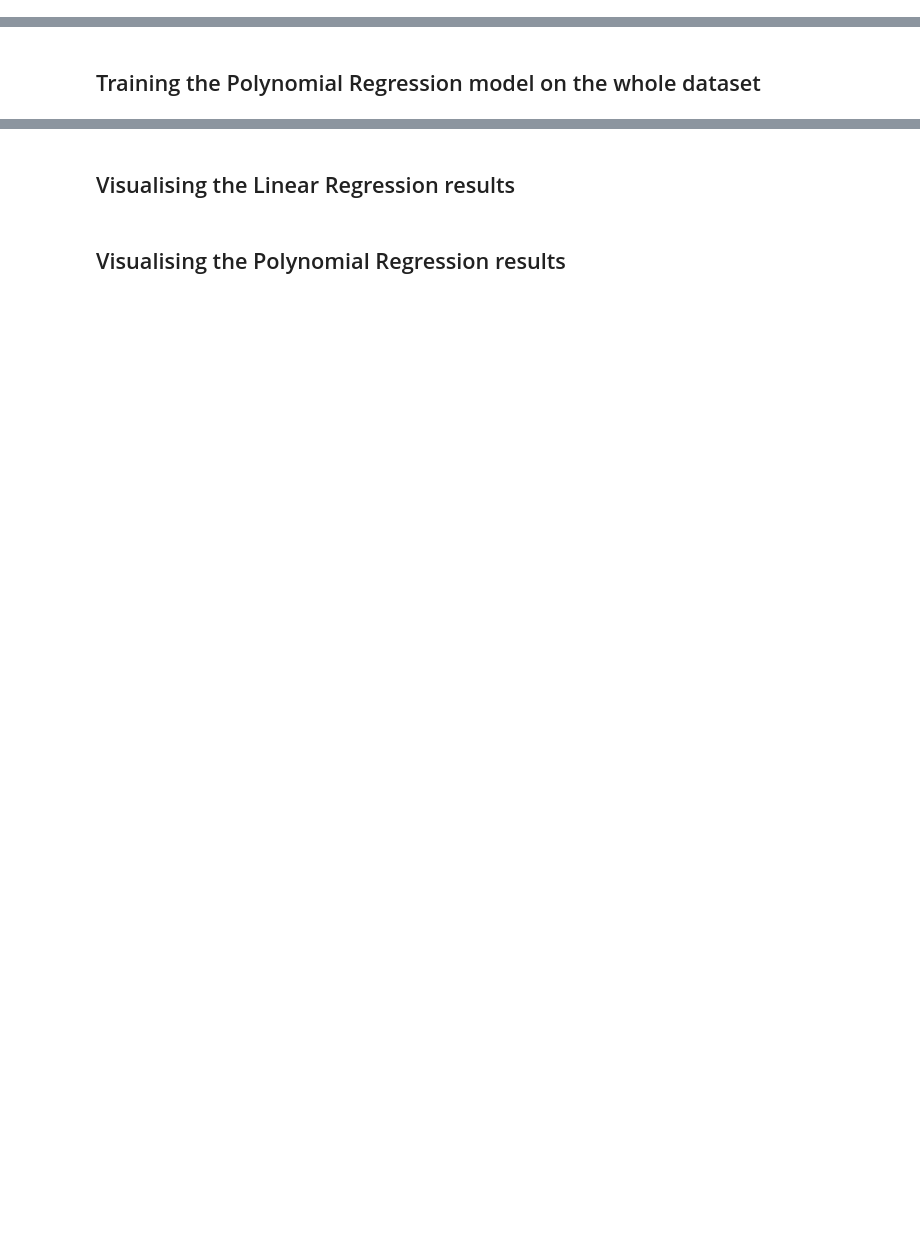
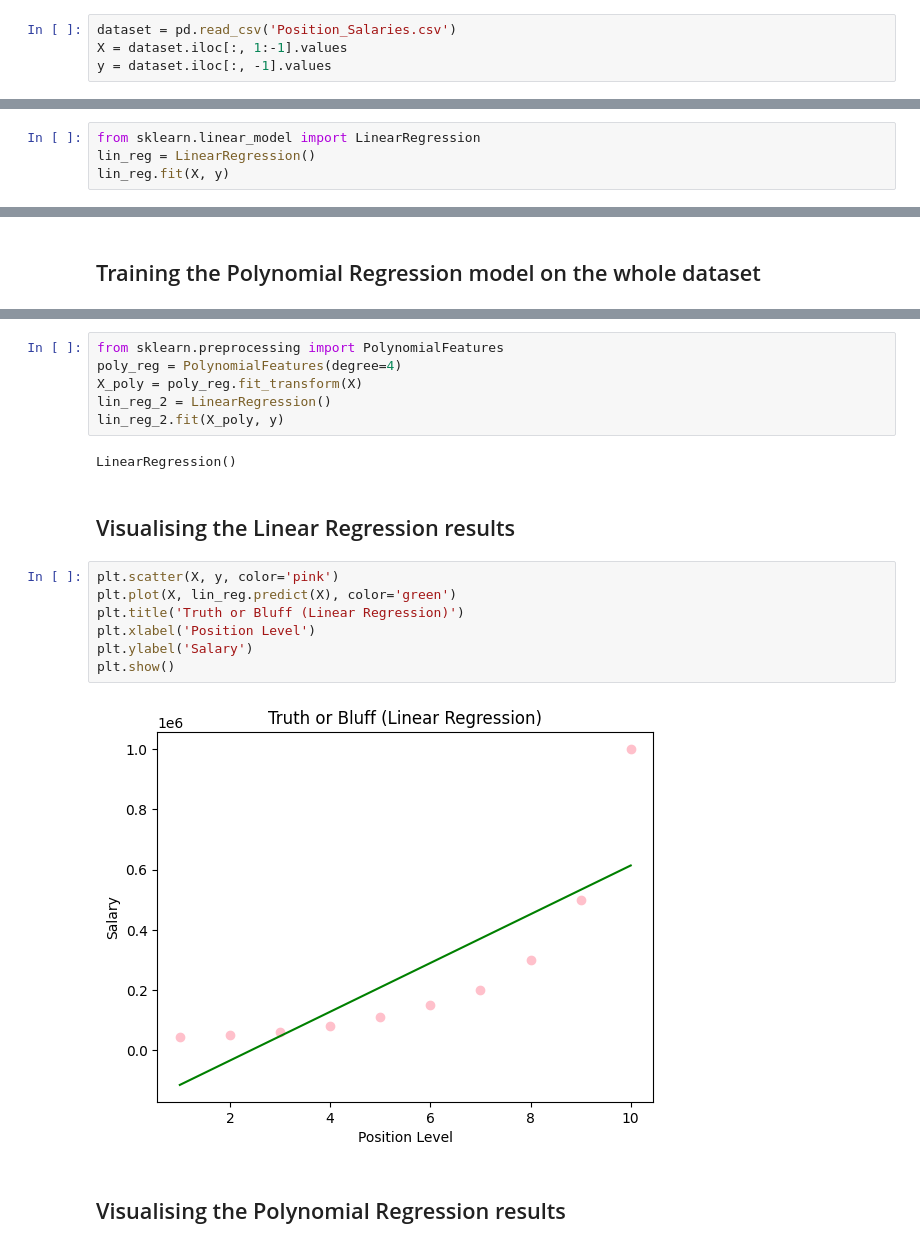
Before and after one commit to MRH-Romit/Practicing-Machine-Learning-, a Jupyter notebook: Regression Analysis/Polynomial Linear Regression/polynomial_regression.ipynb, the cells around one changed output, grey strips where cells are left out. Drawn from its saved outputs; the diff is of its cells as text; blank space fills up the shorter version.

```diff
--- a/Regression Analysis/Polynomial Linear Regression/polynomial_regression.ipynb
+++ b/Regression Analysis/Polynomial Linear Regression/polynomial_regression.ipynb
@@ -8,5 +8,9 @@ import matplotlib.pyplot as plt
 import pandas as pd
 # %% [markdown]
 ## Importing the dataset
+# %%
+dataset = pd.read_csv('Position_Salaries.csv')
+X = dataset.iloc[:, 1:-1].values
+y = dataset.iloc[:, -1].values
 # %% [markdown]
 ## Training the Linear Regression model on the whole dataset
@@ -15,0 +17,4 @@ LinearRegression(copy_X=True, fit_intercept=True, n_jobs=None, normalize=False)
+# %%
+from sklearn.linear_model import LinearRegression
+lin_reg = LinearRegression()
+lin_reg.fit(X, y)
@@ -21,4 +25,21 @@ LinearRegression(copy_X=True, fit_intercept=True, n_jobs=None, normalize=False)
+# %%
+from sklearn.preprocessing import PolynomialFeatures
+poly_reg = PolynomialFeatures(degree=4)
+X_poly = poly_reg.fit_transform(X)
+lin_reg_2 = LinearRegression()
+lin_reg_2.fit(X_poly, y)
+# %% [output]
+LinearRegression()
 # %% [markdown]
 ## Visualising the Linear Regression results
+# %%
+plt.scatter(X, y, color='pink')
+plt.plot(X, lin_reg.predict(X), color='green')
+plt.title('Truth or Bluff (Linear Regression)')
+plt.xlabel('Position Level')
+plt.ylabel('Salary')
+plt.show()
+# %% [output]
+[figure, added]
 # %% [markdown]
 ## Visualising the Polynomial Regression results
```
Also changed, not shown: parts of 8 cells of this notebook.
